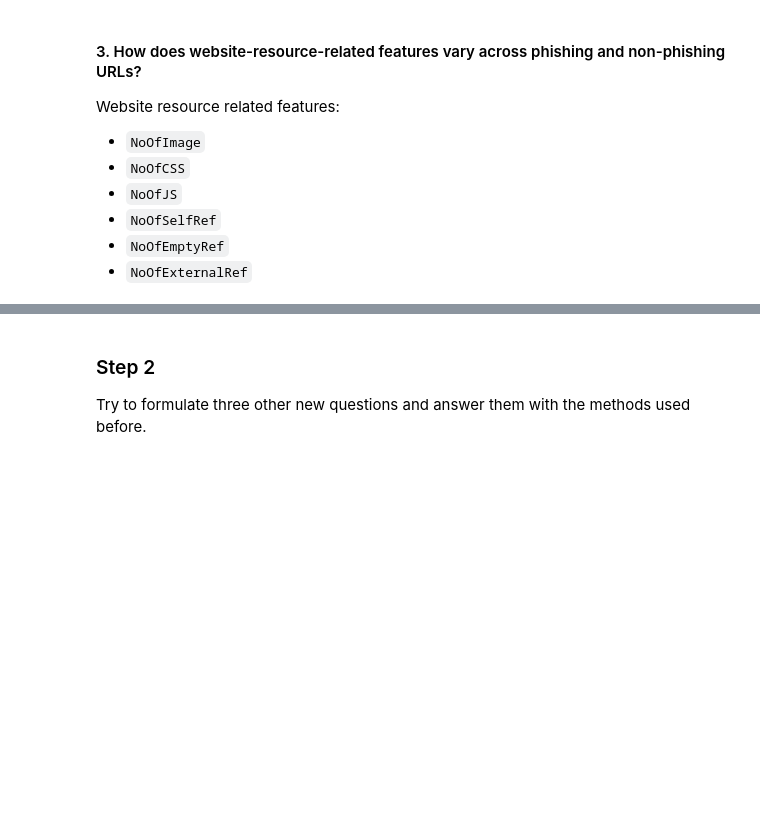
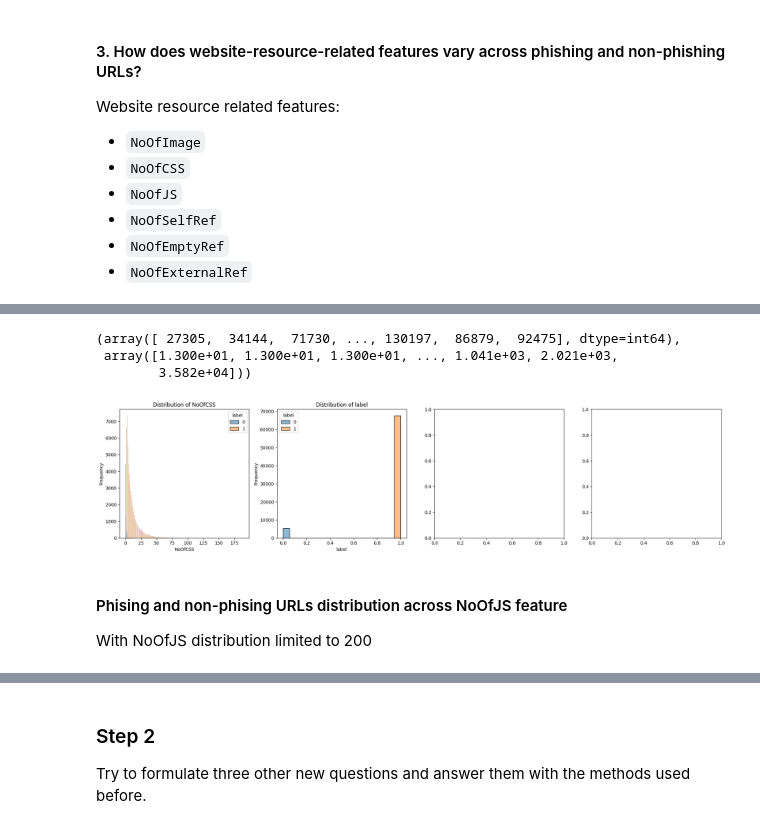
Before and after one commit to marcellinow/predict-phising, a Jupyter notebook: Tucil2_18222114_18222115.ipynb, the cells around one changed output, grey strips where cells are left out. Saved outputs shown, nothing was run; the diff lists cells and outputs as text; code cells hidden in the pictures; blank space fills up the shorter version.

```diff
--- a/Tucil2_18222114_18222115.ipynb
+++ b/Tucil2_18222114_18222115.ipynb
@@ -681,0 +723,18 @@ Website resource related features:
+# %%
+idx_highest_value(df_insight,'NoOfCSS')
+# %% [output]
+(array([ 27305,  34144,  71730, ..., 130197,  86879,  92475], dtype=int64),
+ array([1.300e+01, 1.300e+01, 1.300e+01, ..., 1.041e+03, 2.021e+03,
+        3.582e+04]))
+# %%
+NoOfCSS_features = [
+    'NoOfCSS', 'label'
+]
+# %%
+df_noOfCSS = df_insight[df_insight['NoOfCSS'] < 200]
+plot_distribution(df_noOfCSS[NoOfCSS_features],type='continuous')
+# %% [output]
+[figure, added]
+# %% [markdown]
+#### Phising and non-phising URLs distribution across NoOfJS feature
+With NoOfJS distribution limited to 200
```
Also changed, not shown: parts of 33 cells of this notebook.
